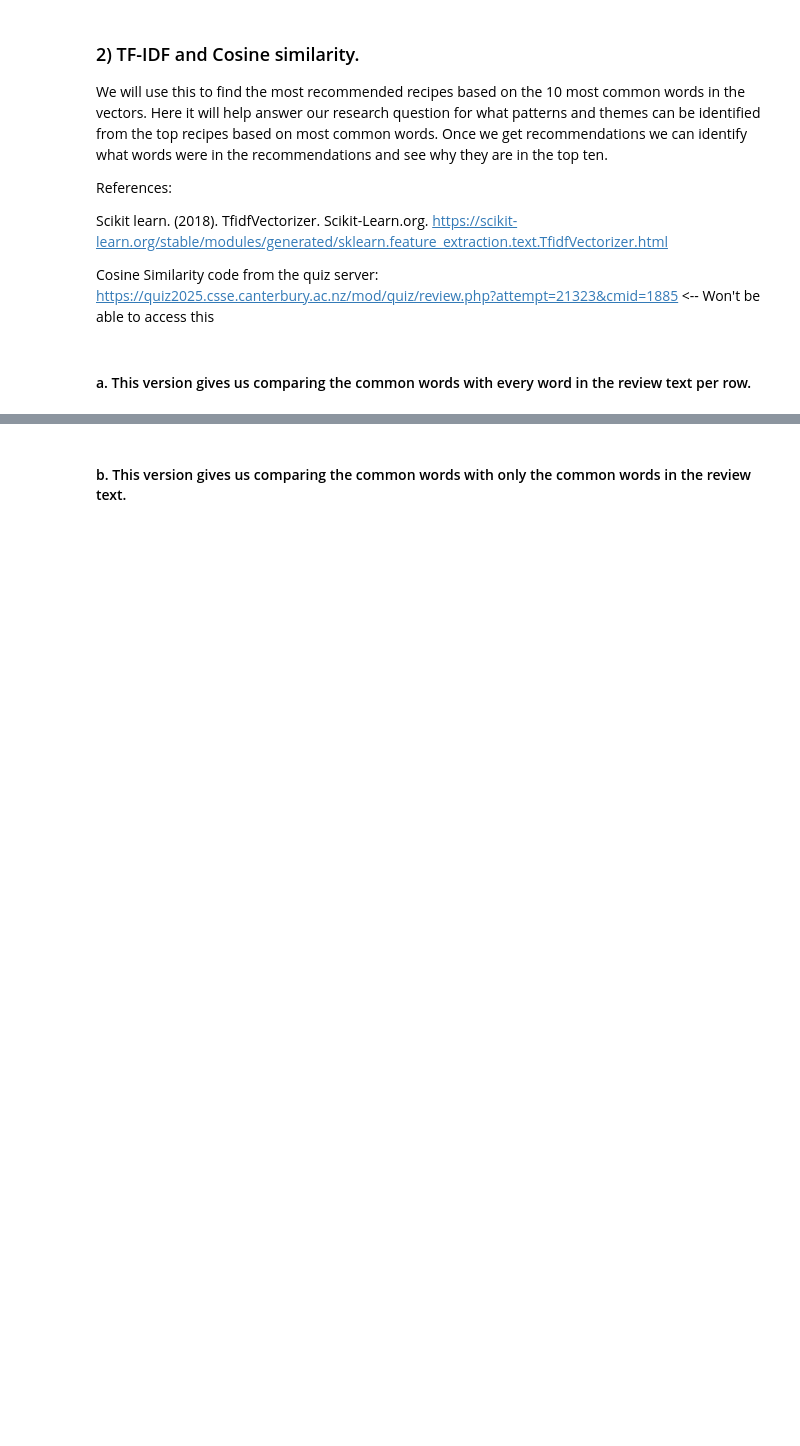
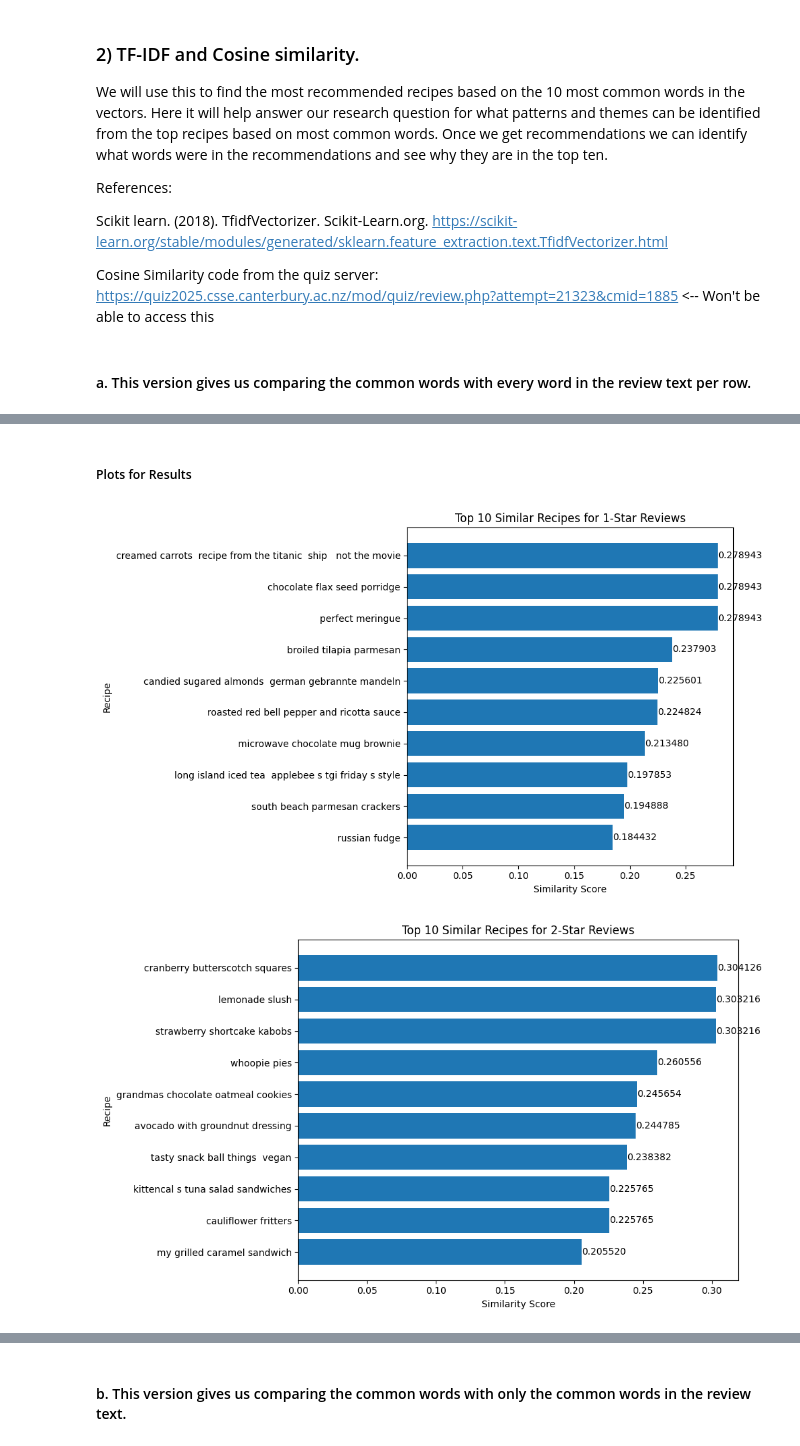
Before and after one commit to toastspider/Food-Recipe-Recommendation, a Jupyter notebook: Food_Recipe_Recommendation.ipynb, the cells around one changed output, grey strips where cells are left out. Saved outputs shown, nothing was run; the diff lists cells and outputs as text; code cells hidden in the pictures; blank space fills up the shorter version.

```diff
--- a/Food_Recipe_Recommendation.ipynb
+++ b/Food_Recipe_Recommendation.ipynb
@@ -535,11 +451,11 @@ version_1['matching_words'] = version_1.map_partitions(
     meta=('matching_words', 'object'))
 result = version_1[version_1['matching_words'] != "None"]
 
-top_similar_per_rating = result.groupby('rating').apply(
-    lambda df: df.nlargest(10, 'similarity'), meta=version_1._meta).compute().reset_index(drop=True)
+#top_similar_per_rating = result.groupby('rating', group_keys=False).apply(
+#    lambda df: df.nlargest(10, 'similarity'), meta=version_1._meta).compute().reset_index(drop=True)
 
-#top_similar_per_rating = joined_df.groupby('rating', group_keys=False).apply(
- #   lambda df: df.nlargest(10, 'similarity'), meta=joined_df._meta).compute().reset_index(drop=True)
+top_similar_per_rating = (result.compute().sort_values('similarity', ascending=False)
+            .groupby('rating').head(10).reset_index(drop=True))
 
 #presentable output/recommendations
 def format_group(group):
@@ -570,0 +487,22 @@ broiled tomato slices with herbes de provence        8    0.448767             a
+# %% [markdown]
+##### Plots for Results
+# %%
+#presentable output/recommendations
+for rating, group in top_similar_per_rating.groupby('rating'):
+    group = group.sort_values('similarity')
+    plt.figure(figsize=(10, 6))
+    bars = plt.barh(group['name'],group['similarity'])
+
+    plt.xlabel('Similarity Score')
+    plt.ylabel('Recipe')
+    plt.title(f'Top 10 Similar Recipes for {rating}-Star Reviews')
+
+    for bar in bars:
+        plt.text(bar.get_width(),bar.get_y() + bar.get_height()/2,
+        f'{bar.get_width():.6f}',va='center')
+
+    plt.tight_layout()
+    plt.show()
+# %% [output]
+[figure, added]
+[figure, added]
```
Also changed, not shown: parts of 37 cells of this notebook.
